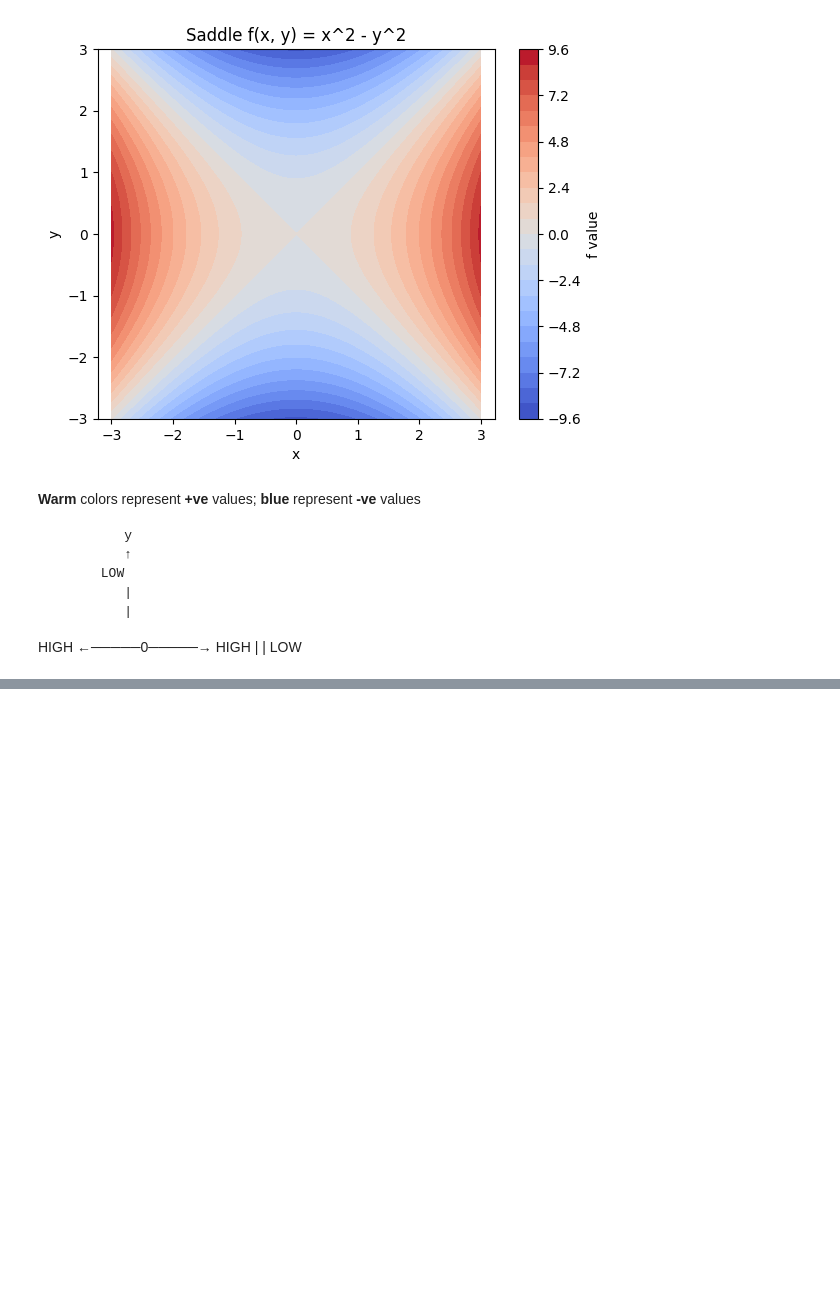
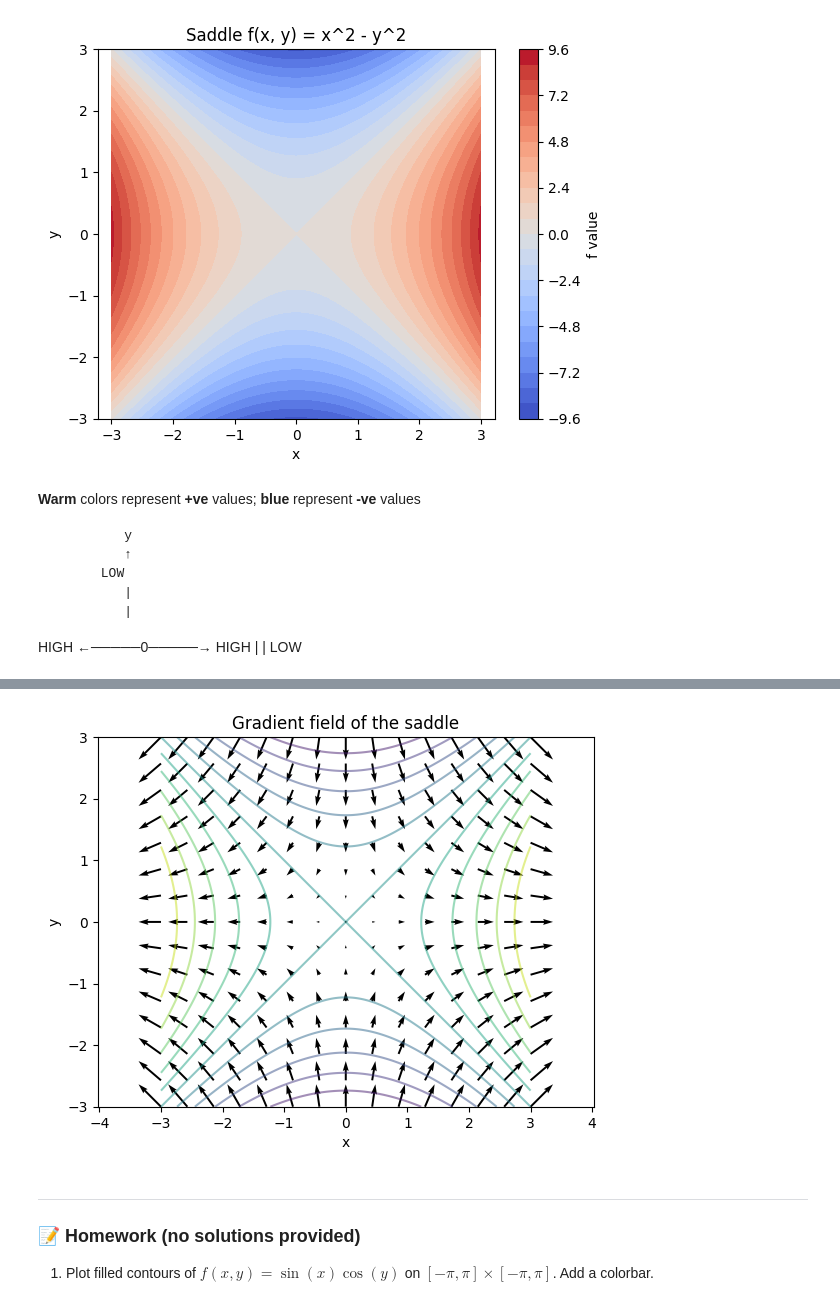
Before and after one commit to JayZeus999/Math-For-ML, a Jupyter notebook: cto-school/02b_surfaces_contours_fields.ipynb, the cells around one changed output, grey strips where cells are left out. Saved outputs shown, nothing was run; the diff lists cells and outputs as text; code cells hidden in the pictures; blank space fills up the shorter version.

Commit message:
Plot a gradient field of the saddle function & overlay it on the contour lines

```diff
--- a/cto-school/02b_surfaces_contours_fields.ipynb
+++ b/cto-school/02b_surfaces_contours_fields.ipynb
@@ -234,0 +243,29 @@ plt.show()
+# %%
+# Fine grid for contours.
+xf = np.linspace(-3, 3, 200)
+Xf, Yf = np.meshgrid(xf, xf)
+
+Zf = (Xf **2 ) - (Yf ** 2)
+
+# Coarse grid for arrows.
+xc = np.linspace(-3, 3, 15)
+Xc, Yc = np.meshgrid(xc, xc)
+
+U = 2 * Xc      # df/dx
+V = -2 * Yc     # df/dy
+
+plt.contour(Xf, Yf, Zf, levels=15, alpha=0.5)
+plt.quiver(Xc, Yc, U, V, color="black")
+plt.title("Gradient field of the saddle")
+plt.xlabel("x")
+plt.ylabel("y")
+plt.axis("equal")
+plt.show()
+# %% [output]
+[figure, added]
+# %% [markdown]
+---
+### 📝 Homework (no solutions provided)
+
+1. Plot filled contours of $f(x, y) = \sin(x)\cos(y)$ on
+   $[-\pi, \pi] \times [-\pi, \pi]$. Add a colorbar.
```
Also changed, not shown: parts of 2 cells of this notebook.
